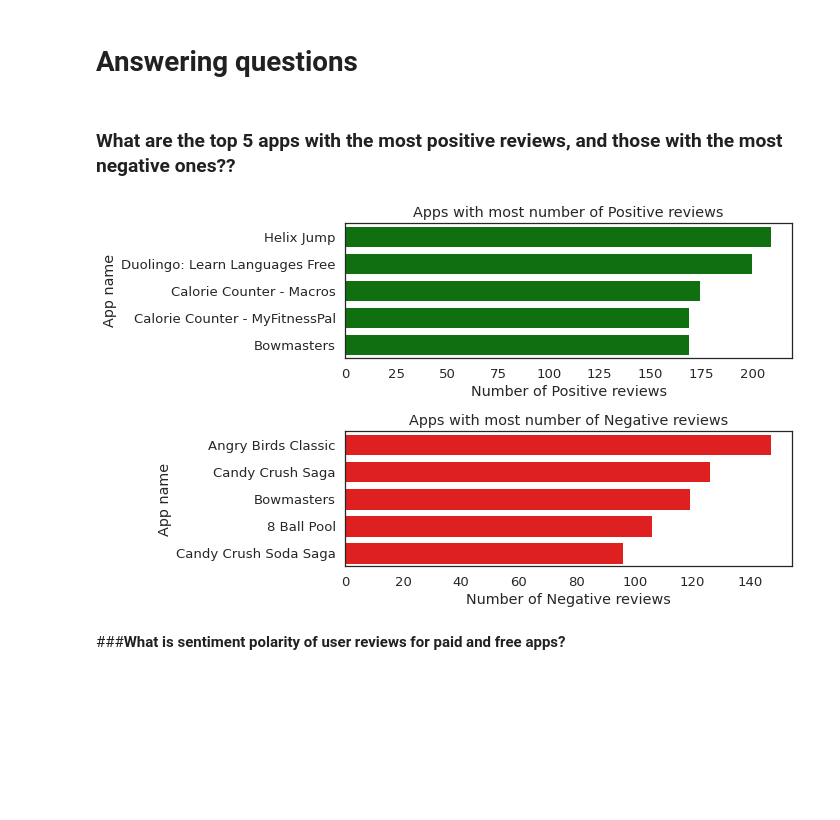
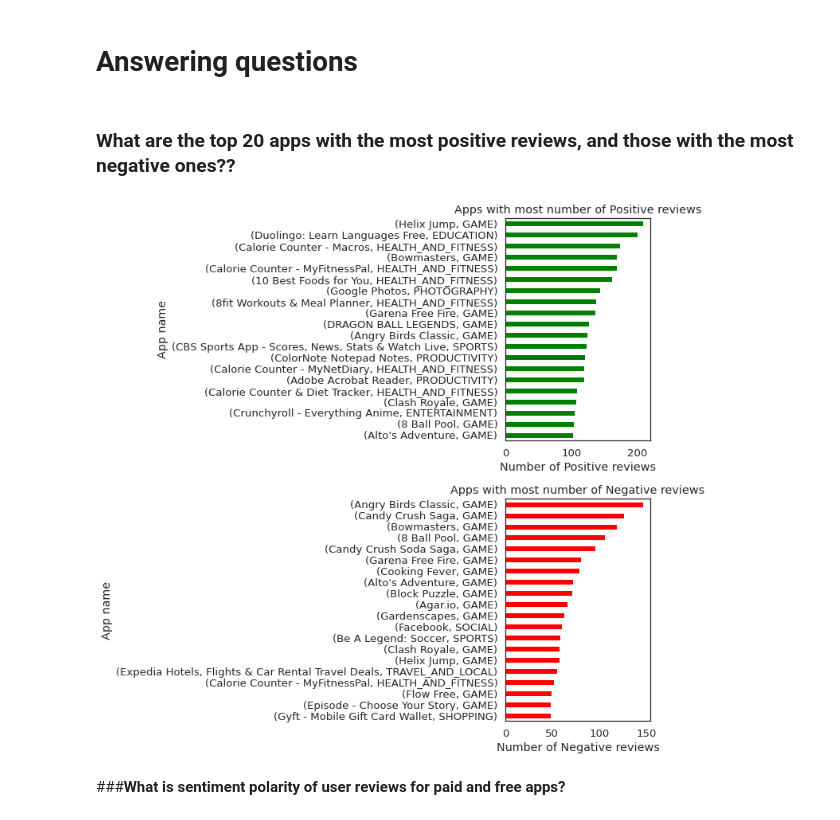
Before and after one commit to RadhikaRM/Playstore-Data-Analysis, a Jupyter notebook: PlayStore_EDA.ipynb, the cells around one changed output. Drawn from its saved outputs; the diff is of its cells as text; code cells hidden in the pictures; blank space fills up the shorter version.

```diff
--- a/PlayStore_EDA.ipynb
+++ b/PlayStore_EDA.ipynb
@@ -1345,4 +1354,4 @@ plt.tight_layout()
 # %% [markdown]
 # **Answering questions**
 # %% [markdown]
-   ### **What are the top 5 apps with the most positive reviews, and those with the most negative ones??**
+   ### **What are the top 20 apps with the most positive reviews, and those with the most negative ones??**
@@ -1351,22 +1363,21 @@ apps_sentiment_count=new_df_merged.groupby('App',)['Sentiment'].value_counts().t
 # %%
 
-fig = plt.figure(figsize=(10,6))
+fig = plt.figure(figsize=(10,25))
 sentiment=['Positive','Negative']
 colours=['green','red']
 i=1
 for i in range(0,2):
   plt.subplot(2,1,i+1)
   #creating a dataframe of Apps and positive reviews count
   df=apps_sentiment_count[apps_sentiment_count['Sentiment']==sentiment[i]]
-  df.sort_values(by='Sentiment_Count',ascending=False,inplace=True)
-  sns.barplot(x='Sentiment_Count',y='App',data=df.head(5),color=colours[i])
+  new_df_merged[new_df_merged['Sentiment']==sentiment[i]].groupby(['App','Category'])['Sentiment'].count().nlargest(20).plot.barh(figsize=(10,10), color=colours[i]).invert_yaxis()
   plt.ylabel('App name')
   plt.xlabel('Number of {} reviews'.format(sentiment[i]))
   plt.title('Apps with most number of {} reviews'.format(sentiment[i]))
 
 plt.tight_layout()
 # %% [output]
-[figure, old version]
+[figure, new version]
 # %% [markdown]
 ###**What is sentiment polarity of user reviews for paid and free apps?**
 # %%
```
Also changed, not shown: parts of 10 cells of this notebook.
